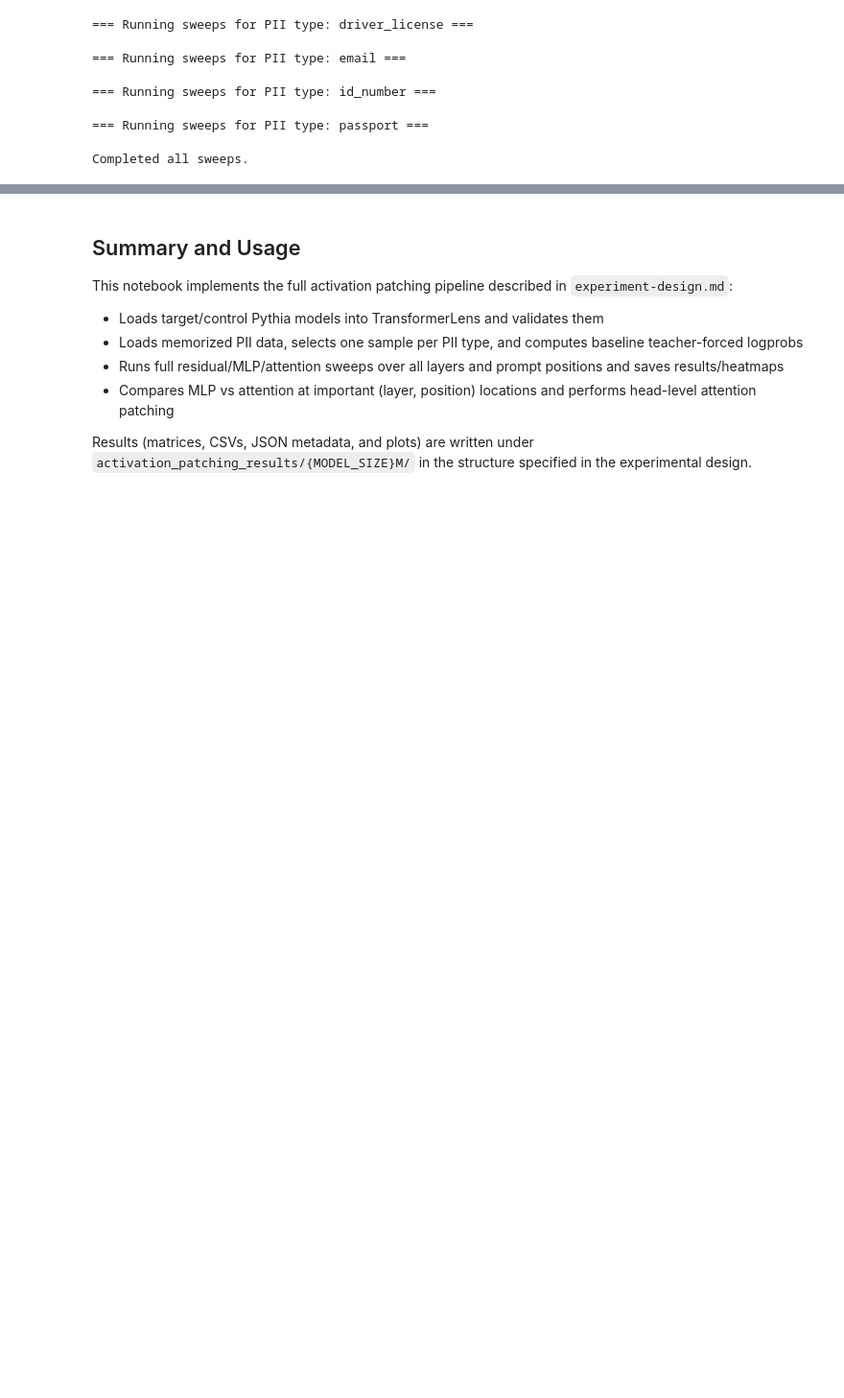
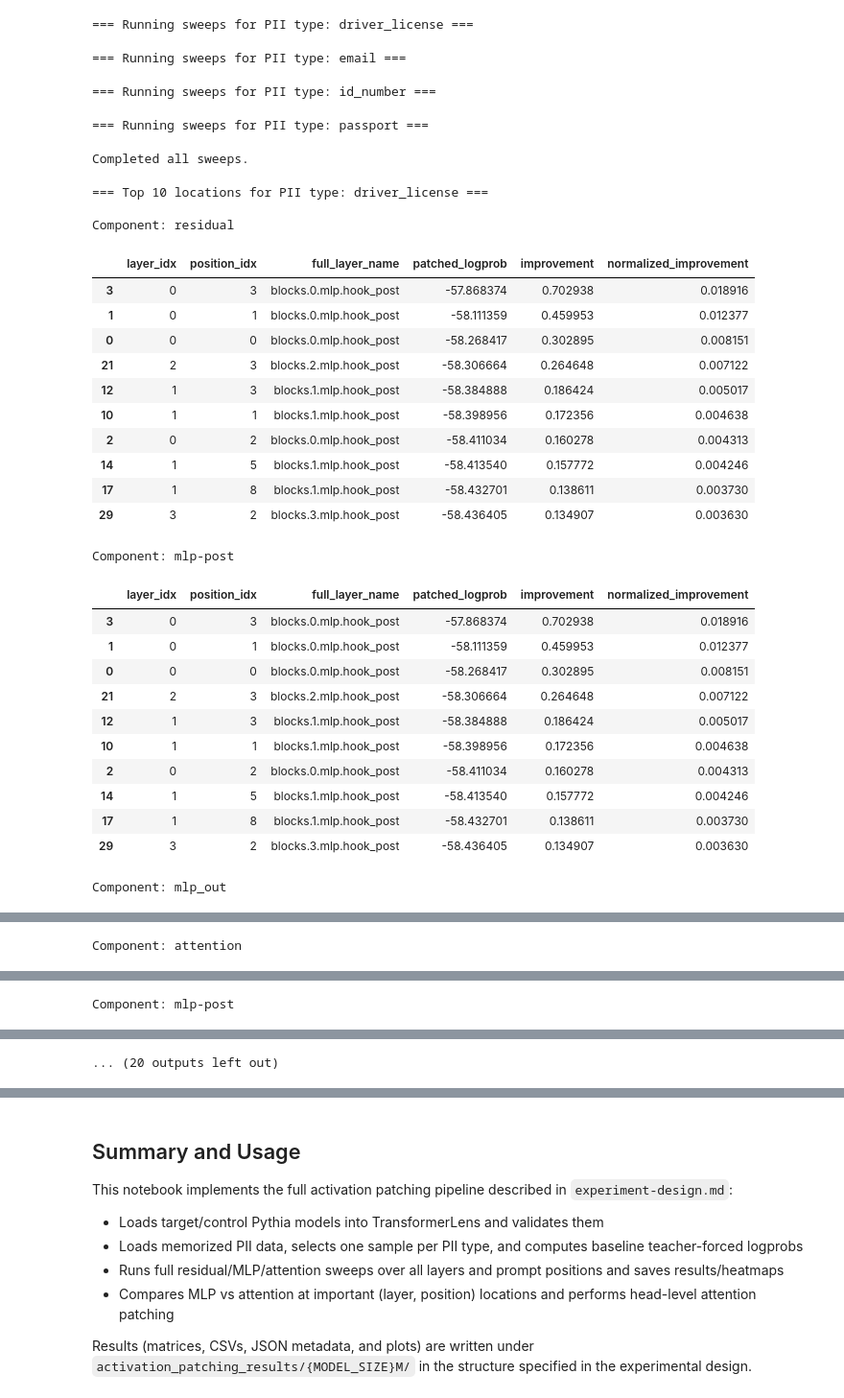
Before and after one commit to tibo-rousset/pii_memo, a Jupyter notebook: colab/activation-patching-experiments.ipynb, the cells around one changed output, grey strips where cells are left out. Shown at 96% size. Drawn from its saved outputs; the diff is of its cells as text; code cells hidden in the pictures; blank space fills up the shorter version.

```diff
--- a/colab/activation-patching-experiments.ipynb
+++ b/colab/activation-patching-experiments.ipynb
@@ -506,6 +509,8 @@ tl_control_model.reset_hooks()
 tl_target_model.reset_hooks()
 
 def run_component_sweep_for_sample(
+    model_to_patch: HookedTransformer,
+    model_to_cache: HookedTransformer,
     pii_type: str,
     sample: Dict[str, Any],
     layer_name: str,
@@ -525,7 +530,7 @@ def run_component_sweep_for_sample(
 
     # Cache all target activations for this full sequence once
     full_tokens: Tensor = sample["full_tokens"]
-    _, target_cache = tl_target_model.run_with_cache(full_tokens, return_cache_object=True)
+    _, cache = model_to_cache.run_with_cache(full_tokens, return_cache_object=True)
 
     logprob_matrix = np.zeros((prompt_len, num_layers), dtype=np.float32)
     improvement_matrix = np.zeros_like(logprob_matrix)
@@ -536,11 +541,11 @@ def run_component_sweep_for_sample(
         debug_log(f"Patching layer {tl_utils.get_act_name(layer_name, layer_idx, component)}")
         for pos in range(prompt_len):  # only positions in the prompt
             patched_logprob = patched_logprob_for_layer_position(
-                tl_control_model,
+                model_to_patch,
                 tl_utils.get_act_name(layer_name, layer_idx, component),
                 pos,
                 sample,
-                target_cache,
+                cache,
             )
             logprob_matrix[pos, layer_idx] = patched_logprob
             improvement = patched_logprob - control_logprob
@@ -573,6 +578,7 @@ def run_component_sweep_for_sample(
         "position_tokens": sample["prompt_str_tokens"],
         "control_logprob": control_logprob,
         "target_logprob": sample["baseline"]["target_logprob"],
+        "target_pii": sample["target_pii"],
     }
 
 
@@ -583,16 +589,16 @@ for pii_type, sample in tokenized_samples.items():
     print(f"\n=== Running sweeps for PII type: {pii_type} ===")
     sweep_results[pii_type] = {}
     sweep_results[pii_type]["residual"] = run_component_sweep_for_sample(
-        pii_type, sample, "post", "res"
+        tl_control_model, tl_target_model, pii_type, sample, "post", "res"
     )
     sweep_results[pii_type]["mlp-post"] = run_component_sweep_for_sample(
-        pii_type, sample, "post", "mlp"
+        tl_control_model, tl_target_model, pii_type, sample, "post", "mlp"
     )
     sweep_results[pii_type]["mlp_out"] = run_component_sweep_for_sample(
-        pii_type, sample, "mlp_out"
+        tl_control_model, tl_target_model, pii_type, sample, "mlp_out"
     )
     sweep_results[pii_type]["attention"] = run_component_sweep_for_sample(
-        pii_type, sample, "z", "attention"
+        tl_control_model, tl_target_model, pii_type, sample, "attn_out", ""
     )
 print("\nCompleted all sweeps.")
 # %% [output]
@@ -601,3 +607,63 @@ print("\nCompleted all sweeps.")
 === Running sweeps for PII type: id_number ===
 === Running sweeps for PII type: passport ===
 Completed all sweeps.
+# %%
+TOP_K = 10
+
+for pii_type, comps in sweep_results.items():
+    print(f"\n=== Top {TOP_K} locations for PII type: {pii_type} ===")
+
+    for component, result in comps.items():
+        df = result["results_df"].copy()
+
+        # Add normalized improvement column for convenience
+        baseline_gap = result["target_logprob"] - result["control_logprob"]
+        if baseline_gap != 0:
+            df["normalized_improvement"] = df["improvement"] / baseline_gap
+        else:
+            df["normalized_improvement"] = float("nan")
+
+        top_df = df.sort_values("improvement", ascending=False).head(TOP_K)
+
+        print(f"\nComponent: {component}")
+        display(
+            top_df[
+                [
+                    "layer_idx",
+                    "position_idx",
+                    "full_layer_name",
+                    "l"
+                    "patched_logprob",
+                    "improvement",
+                    "normalized_improvement",
+                ]
+            ]
+        )
+# %% [output]
+=== Top 10 locations for PII type: driver_license ===
+
+Component: residual
+|  | layer_idx | position_idx | full_layer_name | patched_logprob | improvement | normalized_improvement |
+| 3 | 0 | 3 | blocks.0.mlp.hook_post | -57.868374 | 0.702938 | 0.018916 |
+| 1 | 0 | 1 | blocks.0.mlp.hook_post | -58.111359 | 0.459953 | 0.012377 |
+| 0 | 0 | 0 | blocks.0.mlp.hook_post | -58.268417 | 0.302895 | 0.008151 |
+| 21 | 2 | 3 | blocks.2.mlp.hook_post | -58.306664 | 0.264648 | 0.007122 |
+| 12 | 1 | 3 | blocks.1.mlp.hook_post | -58.384888 | 0.186424 | 0.005017 |
+| 10 | 1 | 1 | blocks.1.mlp.hook_post | -58.398956 | 0.172356 | 0.004638 |
+| 2 | 0 | 2 | blocks.0.mlp.hook_post | -58.411034 | 0.160278 | 0.004313 |
+| 14 | 1 | 5 | blocks.1.mlp.hook_post | -58.413540 | 0.157772 | 0.004246 |
+| 17 | 1 | 8 | blocks.1.mlp.hook_post | -58.432701 | 0.138611 | 0.003730 |
+| 29 | 3 | 2 | blocks.3.mlp.hook_post | -58.436405 | 0.134907 | 0.003630 |
+Component: mlp-post
+|  | layer_idx | position_idx | full_layer_name | patched_logprob | improvement | normalized_improvement |
+| 3 | 0 | 3 | blocks.0.mlp.hook_post | -57.868374 | 0.702938 | 0.018916 |
+| 1 | 0 | 1 | blocks.0.mlp.hook_post | -58.111359 | 0.459953 | 0.012377 |
+| 0 | 0 | 0 | blocks.0.mlp.hook_post | -58.268417 | 0.302895 | 0.008151 |
+| 21 | 2 | 3 | blocks.2.mlp.hook_post | -58.306664 | 0.264648 | 0.007122 |
+| 12 | 1 | 3 | blocks.1.mlp.hook_post | -58.384888 | 0.186424 | 0.005017 |
+| 10 | 1 | 1 | blocks.1.mlp.hook_post | -58.398956 | 0.172356 | 0.004638 |
+| 2 | 0 | 2 | blocks.0.mlp.hook_post | -58.411034 | 0.160278 | 0.004313 |
+| 14 | 1 | 5 | blocks.1.mlp.hook_post | -58.413540 | 0.157772 | 0.004246 |
+| 17 | 1 | 8 | blocks.1.mlp.hook_post | -58.432701 | 0.138611 | 0.003730 |
+| 29 | 3 | 2 | blocks.3.mlp.hook_post | -58.436405 | 0.134907 | 0.003630 |
+Component: mlp_out
@@ -603,0 +681 @@ Completed all sweeps.
+Component: attention
@@ -603,0 +707 @@ Completed all sweeps.
+Component: mlp-post
@@ -604,3 +719,4 @@ Completed all sweeps.
+... (20 outputs left out)
 # %%
 # Heatmap visualizations of sweep results using a simple Plotly imshow helper
 
```
Also changed, not shown: parts of 7 cells of this notebook.
